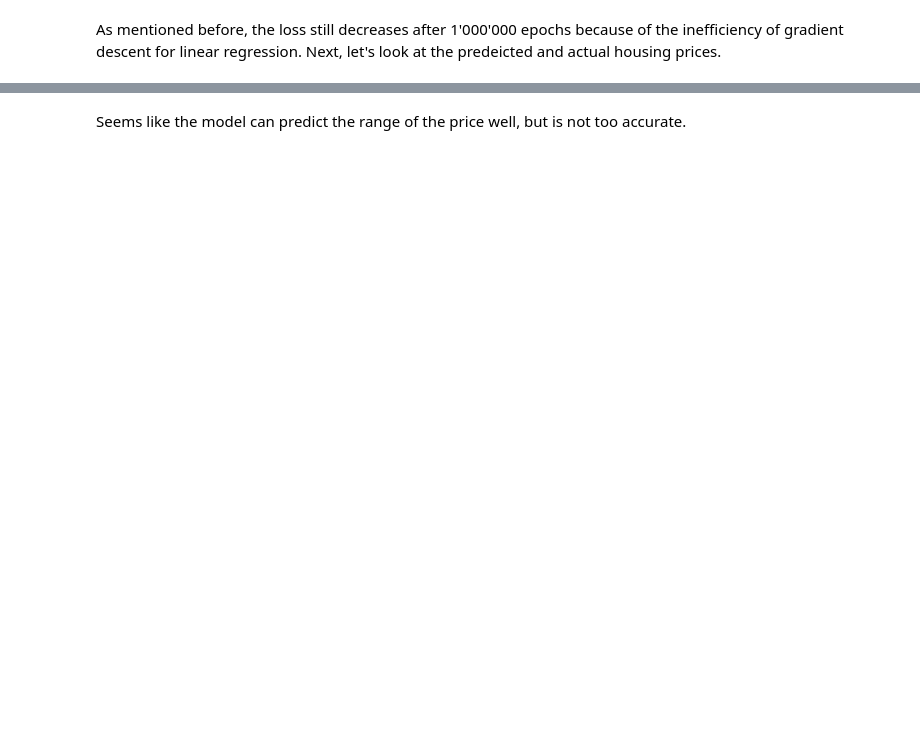
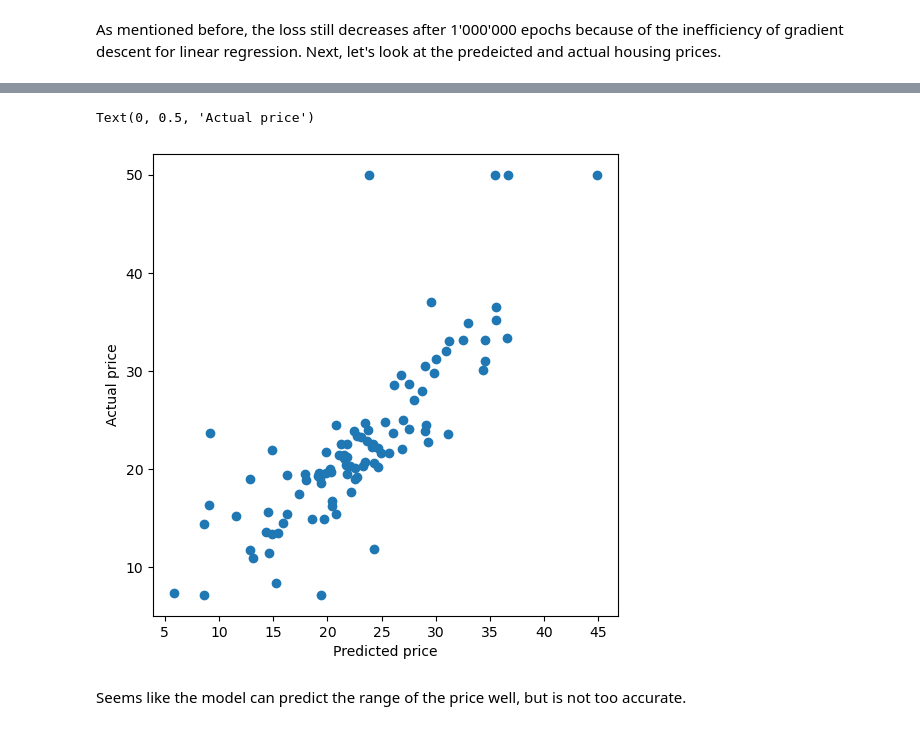
Before and after one commit to LaurinTim/OrionML, a Jupyter notebook: Examples/GDRegressor-Boston-housing.ipynb, the cells around one changed output, grey strips where cells are left out. Saved outputs shown, nothing was run; the diff lists cells and outputs as text; code cells hidden in the pictures; blank space fills up the shorter version.

```diff
--- a/Examples/GDRegressor-Boston-housing.ipynb
+++ b/Examples/GDRegressor-Boston-housing.ipynb
@@ -178,2 +180,11 @@ Text(0, 0.5, 'Actual price')
+# %%
+plt.figure(figsize=(6,6))
+
+plt.scatter(clf.predict(val_X), val_y)
+plt.xlabel(xlabel="Predicted price")
+plt.ylabel(ylabel="Actual price")
+# %% [output]
+Text(0, 0.5, 'Actual price')
+[figure, added]
 # %% [markdown]
 Seems like the model can predict the range of the price well, but is not too accurate.
```
Also changed, not shown: parts of 9 cells of this notebook, 1 other file.
